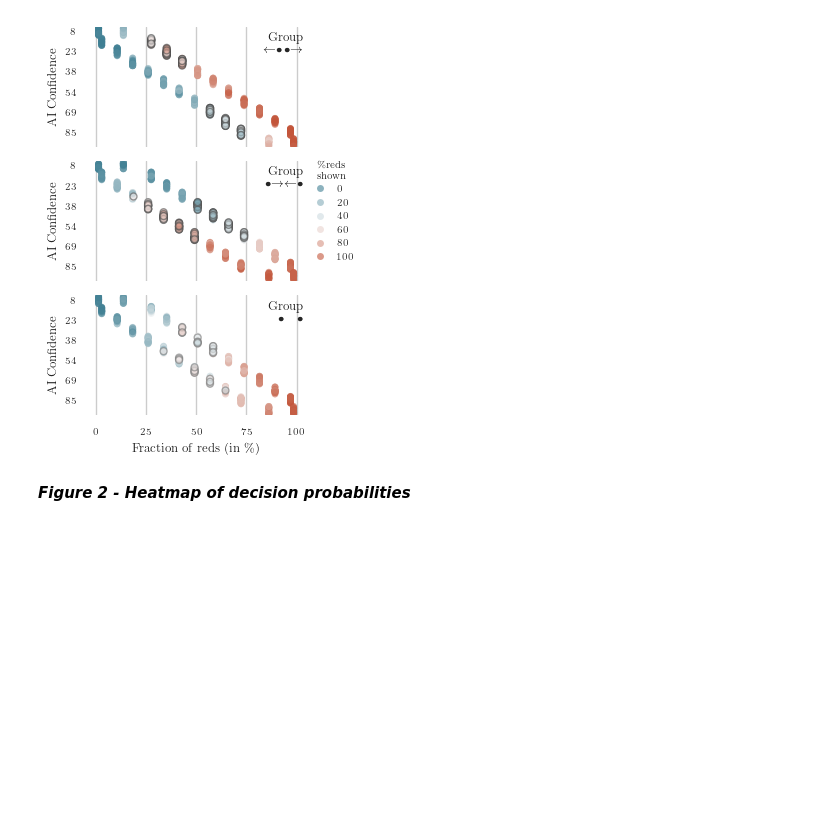
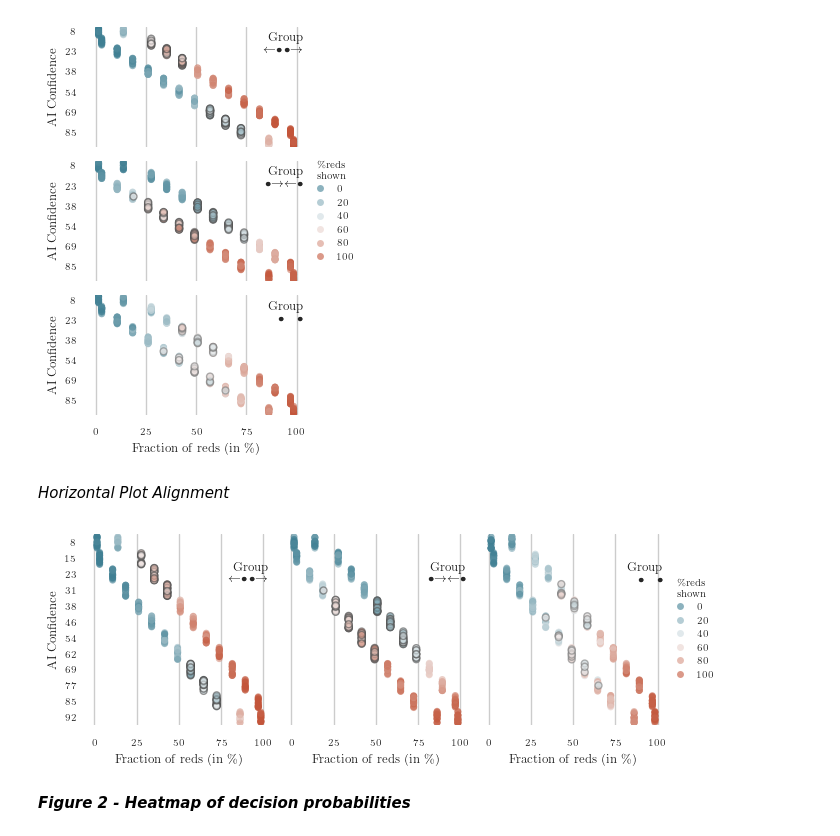
Before and after one commit to Networks-Learning/human-alignment-study, a Jupyter notebook: analysis/evaluation.ipynb, the cells around one changed output. Drawn from its saved outputs; the diff is of its cells as text; code cells hidden in the pictures; blank space fills up the shorter version.

Commit message:
updates to plotting function

```diff
--- a/analysis/evaluation.ipynb
+++ b/analysis/evaluation.ipynb
@@ -34,10 +34,10 @@ def read_games(folder, n=n):
     return pd.concat(games)
 
 
-games_level_B = read_games("../materials/games_level_B/")
-games_level_A = read_games("../materials/games_level_A/")
-games_level_C = read_games("../materials/games_level_C/")
-games_cal = read_games("../materials/games_level_B_cal/", n=60)
+games_level_B = read_games("../study_code/materials/games_level_B/")
+games_level_A = read_games("../study_code/materials/games_level_A/")
+games_level_C = read_games("../study_code/materials/games_level_C/")
+games_cal = read_games("../study_code/materials/games_level_B_cal/", n=60)
 # %%
 shape = (5,13)
 shape_center = (3,7)
@@ -336,6 +336,59 @@ fig.savefig("./figures/games.pdf", bbox_inches='tight', dpi=300, backend='pgf')
 plt.show()
 # %% [output]
 [figure]
+# %% [markdown]
+*Horizontal Plot Alignment*
+# %%
+
+red_blue_palette = sns.diverging_palette(220, 20, as_cmap=True)
+
+
+def plot_games(games, axes, legend=True):
+   mask = (games["shown_prob"]<50) == (games["true_prob"]<50)
+   sns.stripplot(y="AI_conf", x="true_prob", orient="h", data=games, hue="shown_prob", ax=axes, hue_norm = (0,100), jitter=0.4, alpha=0.6, palette=red_blue_palette,legend=legend)
+   return sns.stripplot(y="AI_conf", x="true_prob", orient="h", data=games[~mask], edgecolor='auto',linewidth=1, hue="shown_prob", ax=axes, hue_norm = (0,100), jitter=0.4, alpha=0.6, palette=red_blue_palette,legend=False)
+
+h,w =helper.get_fig_dim(502, 1.0)
+fig, axes = plt.subplots(1,3, figsize=(h, 0.6*w), sharey=True)
+
+ax = plot_games(games_level_A, axes[0],legend=False)
+ax.set_title(r'''Group \hspace{0.5em}
+               \symbolA\hspace{0.3em}''',  loc="right", y=0.7)
+ax.set_xlabel(r'Fraction of reds (in \%)')
+ax.set_ylabel('AI Confidence')
+ax.set_xticks([0, 25, 50, 75, 100])
+# ax.set_yticks(ax.get_yticks()[0::2])
+sns.despine(ax=ax, top=True, right=True, bottom=True, left=True)
+
+
+ax = plot_games(games_level_B, axes[1],legend=False)
+ax.set_title(r'''Group \hspace{0.5em}
+               \symbolB\hspace{0.3em}''',  loc="right", y=0.7)
+ax.set_xlabel(r'Fraction of reds (in \%)')
+ax.set_ylabel('AI Confidence')
+ax.set_xticks([0, 25, 50, 75, 100])
+# ax.set_yticks(ax.get_yticks()[0::2])
+sns.despine(ax=ax, top=True, right=True, bottom=True, left=True)
+
+ax = plot_games(games_level_C, axes[2])
+ax.legend( title=r"""\%reds
+            shown""", loc='upper left', bbox_to_anchor=(1, 0.8),borderpad=0.2,frameon=False)
+
+# Customize the x and y axis labels
+ax.set_title(r'''Group \hspace{0.5em}
+               \symbolC \hspace{0.9em}''',  loc="right", y=0.7)
+ax.set_xlabel(r'Fraction of reds (in \%)')
+# ax.set_ylabel('AI Confidence')
+ax.set_xticks([0, 25, 50, 75, 100])
+# ax.set_yticks(ax.get_yticks()[0::2])
+sns.despine(ax=ax, top=True, right=True, bottom=True, left=True)
+
+fig.tight_layout()
+fig.savefig("./figures/games.pdf", bbox_inches='tight', dpi=300, backend='pgf')
+
+plt.show()
+# %% [output]
+[figure, added]
 # %% [markdown]
 ***Figure 2 - Heatmap of decision probabilities***
 # %%
```
Also changed, not shown: parts of 4 cells of this notebook, 7 other files.
